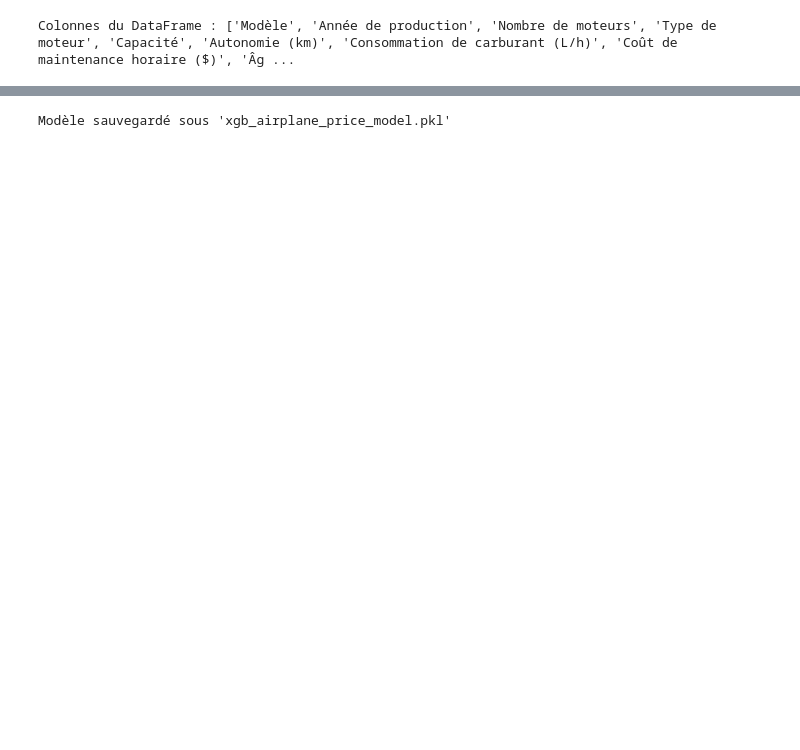
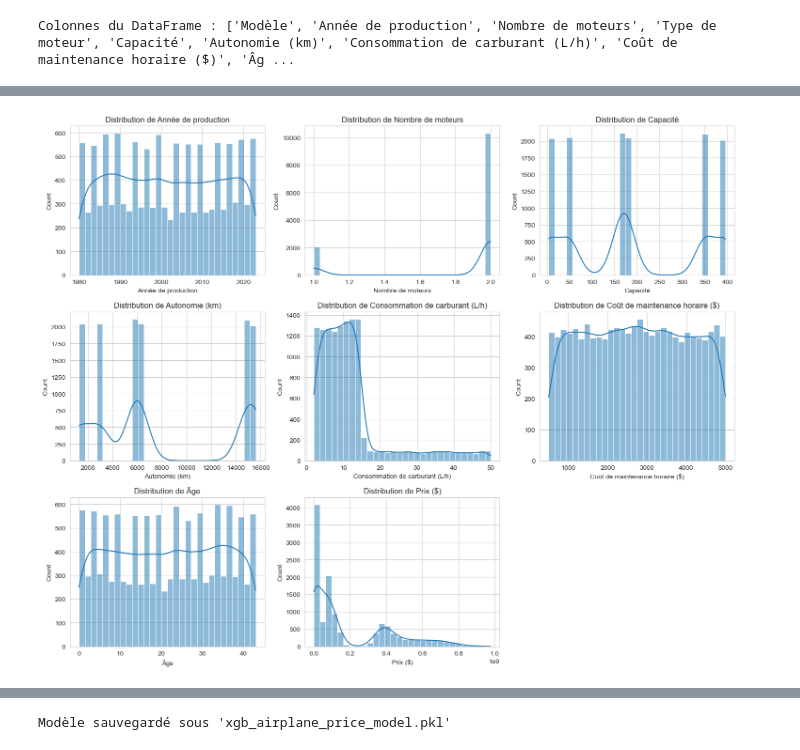
Before and after one commit to Hammilidi/airplanePricePrediction, a Jupyter notebook: airplaneprice.ipynb, the cells around one changed output, grey strips where cells are left out. Drawn from its saved outputs; the diff is of its cells as text; code cells hidden in the pictures; blank space fills up the shorter version.

```diff
--- a/airplaneprice.ipynb
+++ b/airplaneprice.ipynb
@@ -214,0 +196,25 @@ Requirement already satisfied: joblib in c:\users\hp\anaconda3\lib\site-packages
+# %%
+# Sélection des colonnes numériques
+numerical_cols = data.select_dtypes(include=['number']).columns
+
+# Configuration du style des graphiques
+sns.set_style("whitegrid")
+
+# Création des subplots pour afficher les distributions
+fig, axes = plt.subplots(nrows=len(numerical_cols)//3 + 1, ncols=3, figsize=(15, 12))
+axes = axes.flatten()
+
+# Générer les distributions pour chaque colonne numérique
+for i, col in enumerate(numerical_cols):
+    sns.histplot(data[col], bins=30, kde=True, ax=axes[i])
+    axes[i].set_title(f"Distribution de {col}")
+
+# Supprimer les sous-graphiques vides
+for j in range(i + 1, len(axes)):
+    fig.delaxes(axes[j])
+
+plt.tight_layout()
+plt.savefig("distributions.png")
+plt.show()
+# %% [output]
+[figure, added]
```
Also changed, not shown: parts of 29 cells of this notebook, 1 other file.
